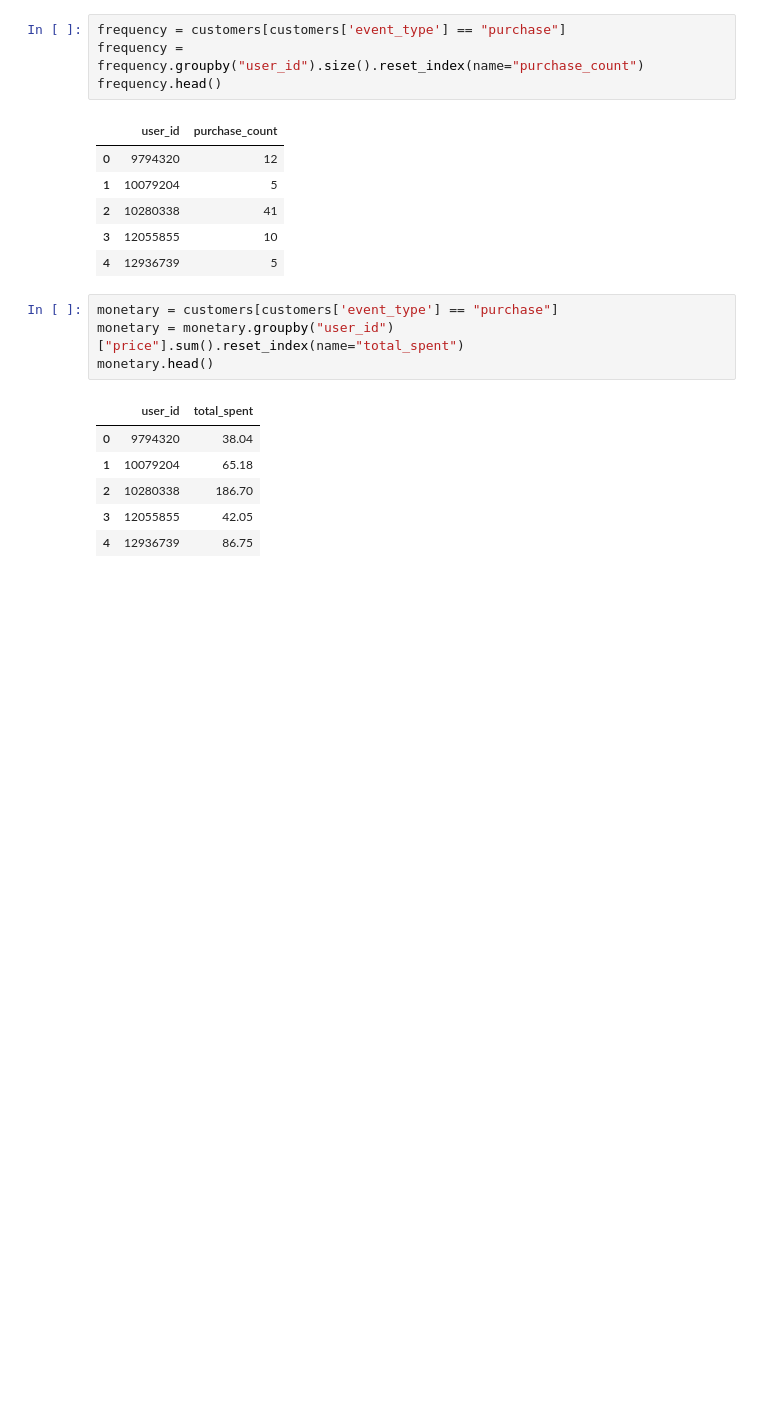
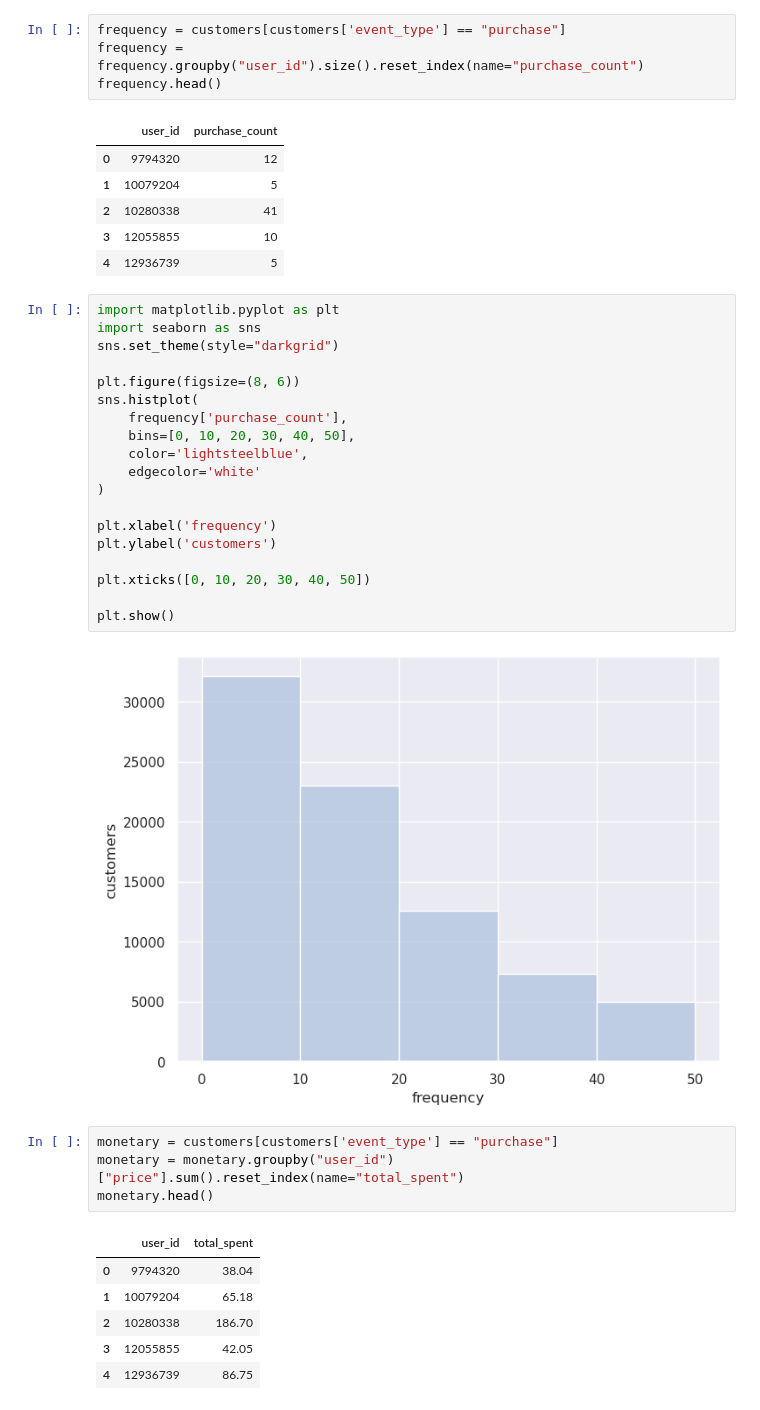
Before and after one commit to Timd3r/DataScience, a Jupyter notebook: DataScience_02_DataViz/ex04/elbow.ipynb, the cells around one changed output. Drawn from its saved outputs; the diff is of its cells as text; blank space fills up the shorter version.

```diff
--- a/DataScience_02_DataViz/ex04/elbow.ipynb
+++ b/DataScience_02_DataViz/ex04/elbow.ipynb
@@ -72,6 +81,27 @@ frequency.head()
 | 2 | 10280338 | 41 |
 | 3 | 12055855 | 10 |
 | 4 | 12936739 | 5 |
+# %%
+import matplotlib.pyplot as plt
+import seaborn as sns
+sns.set_theme(style="darkgrid")
+
+plt.figure(figsize=(8, 6))
+sns.histplot(
+    frequency['purchase_count'],
+    bins=[0, 10, 20, 30, 40, 50],
+    color='lightsteelblue',
+    edgecolor='white'
+)
+
+plt.xlabel('frequency')
+plt.ylabel('customers')
+
+plt.xticks([0, 10, 20, 30, 40, 50])
+
+plt.show()
+# %% [output]
+[figure, added]
 # %%
 monetary = customers[customers['event_type'] == "purchase"]
 monetary = monetary.groupby("user_id")["price"].sum().reset_index(name="total_spent")
```
Also changed, not shown: parts of 10 cells of this notebook, 1 other file.
